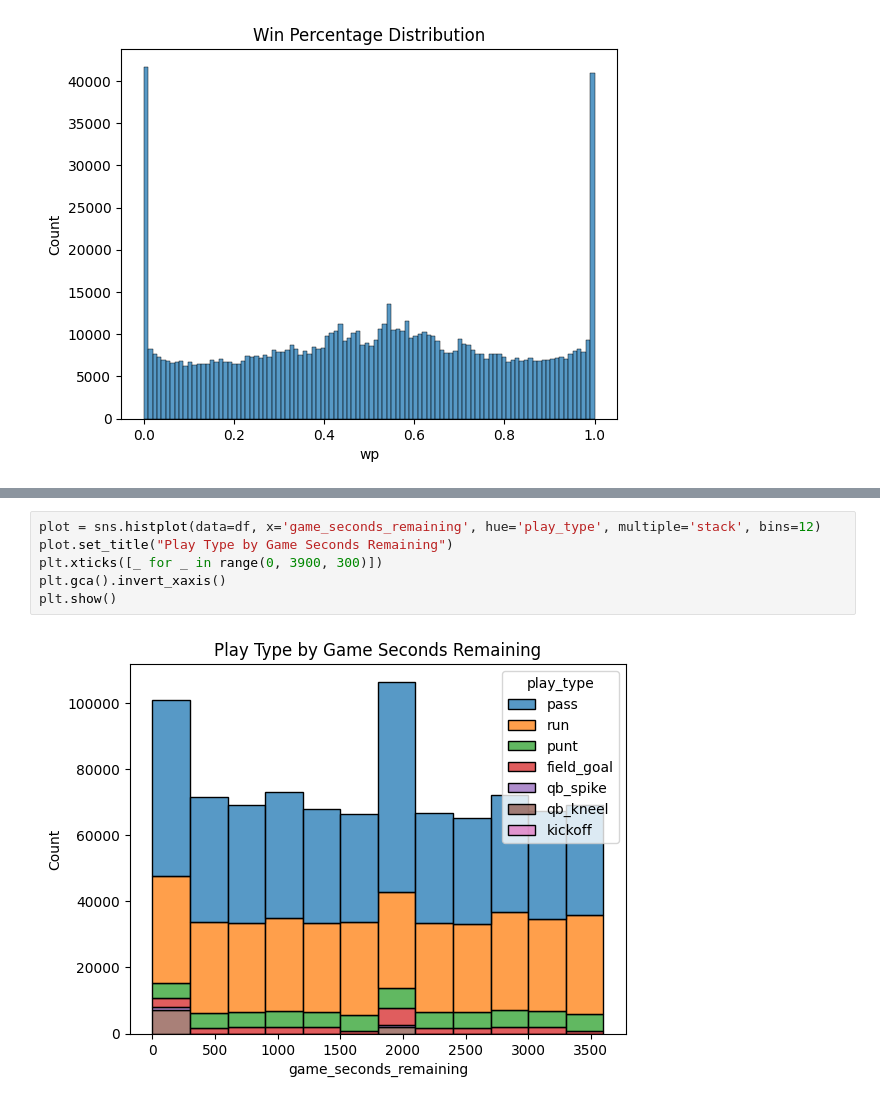
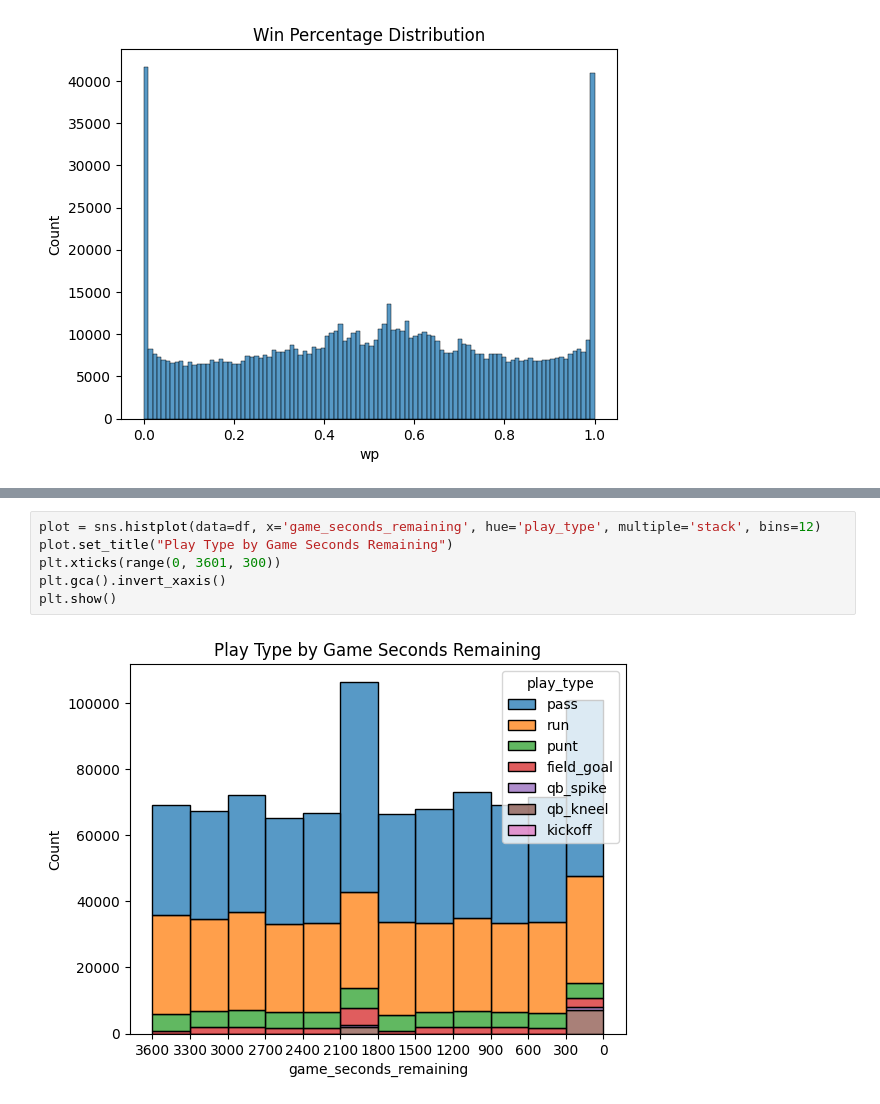
Before and after one commit to hensleyas21/dsciCapstone, a Jupyter notebook: data_report/plots.ipynb, the cells around one changed output, grey strips where cells are left out. Saved outputs shown, nothing was run; the diff lists cells and outputs as text.

Commit message:
Updating plots

```diff
--- a/data_report/plots.ipynb
+++ b/data_report/plots.ipynb
@@ -32,8 +33,8 @@ plt.show()
 # %%
 plot = sns.histplot(data=df, x='game_seconds_remaining', hue='play_type', multiple='stack', bins=12)
 plot.set_title("Play Type by Game Seconds Remaining")
-plt.xticks([_ for _ in range(0, 3900, 300)])
+plt.xticks(range(0, 3601, 300))
 plt.gca().invert_xaxis()
 plt.show()
 # %% [output]
-[figure, old version]
+[figure, new version]
```
Also changed, not shown: parts of 2 cells of this notebook, 1 other file.
